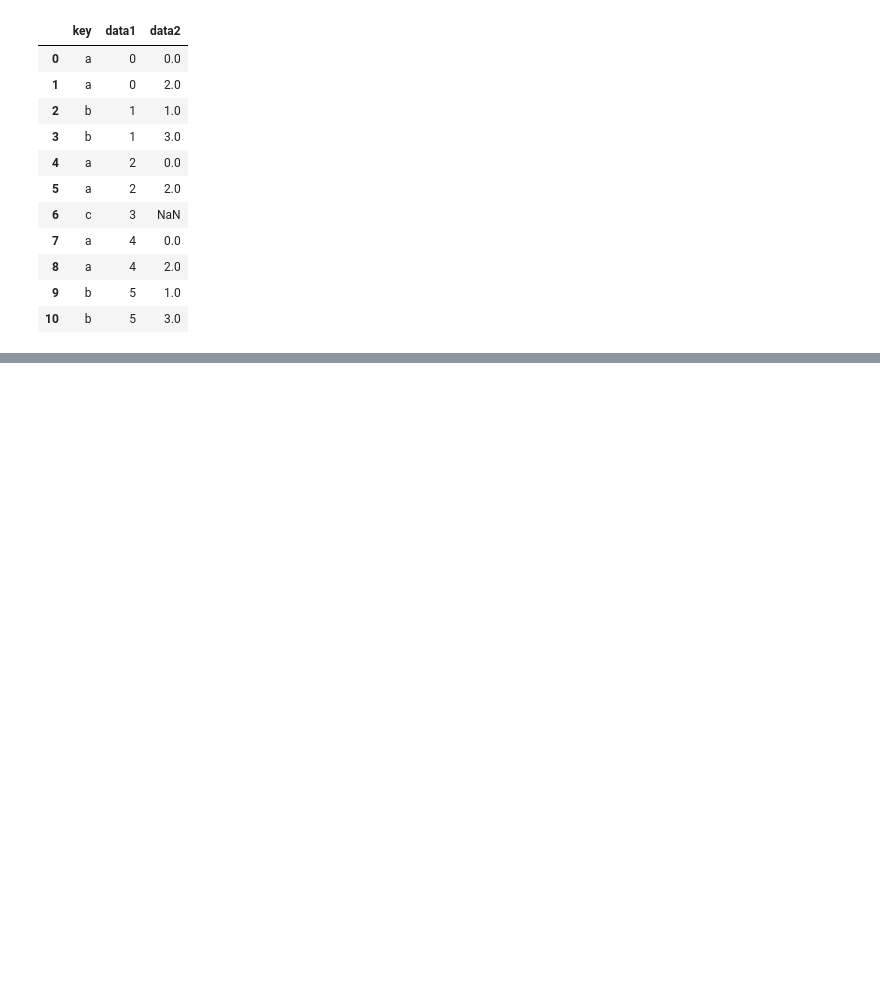
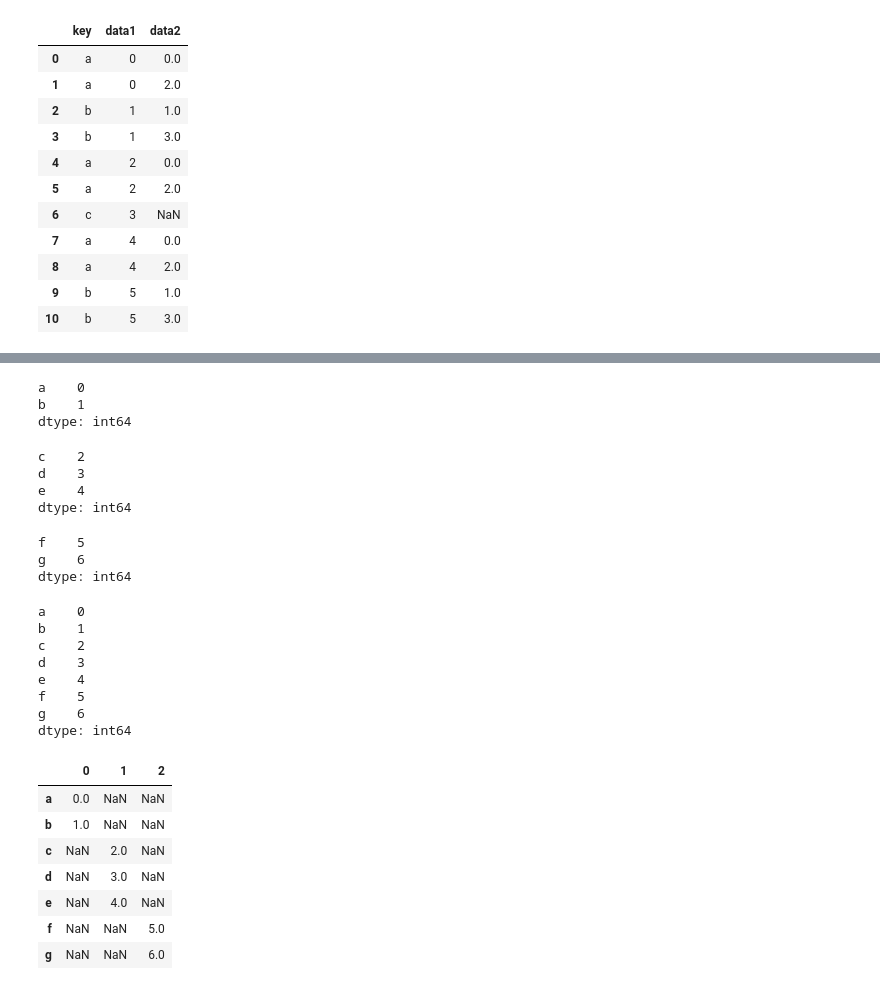
Before and after one commit to MuayThaiLegz/Py_DataAnalysis, a Jupyter notebook: PyForData_8.ipynb, the cells around one changed output, grey strips where cells are left out. Drawn from its saved outputs; the diff is of its cells as text; code cells hidden in the pictures; blank space fills up the shorter version.

```diff
--- a/PyForData_8.ipynb
+++ b/PyForData_8.ipynb
@@ -614,0 +634,56 @@ display(pd.merge(left2, right2, how='outer', left_index=True, right_index=True).
+# %%
+"""
+In the context of pandas onject such as Sereis and df, having labeled axes enable you to further genaralize array concatenation.
+In particular, you have a number of anssitonal things to worrie about:
+
+* If the on=bjects are indexed differently on the other axes or use only the shared values(the intersection)
+
+* Do the concatenated chunks of data need to be identifiable in the resulting object?
+
+* Does the 'concatenation axis' contain data that needs to preserved? in many cases, the default interger labels in a dataframe are best discarded during concatenation.
+
+The concat fucntion in pandas provides a consistent way to address each of these concers. Ill give a number of examples to illustrate hoe it works
+"""
+
+s1 = pd.Series([0, 1], index=['a','b'])
+
+s2 = pd.Series([2,3,4,], index=['c', 'd', 'e'])
+
+s3 = pd.Series([5, 6], index=['f', 'g'])
+
+display(s1, s2, s3)
+
+display(pd.concat([s1,s2,s3]))
+
+one = pd.concat([s1,s2,s3], axis=1)
+
+# by deafult concat works along axis=0, producing another Series. If you pass axis=1, the result woll instread be a df (axis=1 is the columns)
+
+display(pd.concat([s1, s2, s3], axis=1))
+# %% [output]
+a    0
+b    1
+dtype: int64
+c    2
+d    3
+e    4
+dtype: int64
+f    5
+g    6
+dtype: int64
+a    0
+b    1
+c    2
+d    3
+e    4
+f    5
+g    6
+dtype: int64
+|  | 0 | 1 | 2 |
+| a | 0.0 | NaN | NaN |
+| b | 1.0 | NaN | NaN |
+| c | NaN | 2.0 | NaN |
+| d | NaN | 3.0 | NaN |
+| e | NaN | 4.0 | NaN |
+| f | NaN | NaN | 5.0 |
+| g | NaN | NaN | 6.0 |
```
Also changed, not shown: parts of 6 cells of this notebook.
